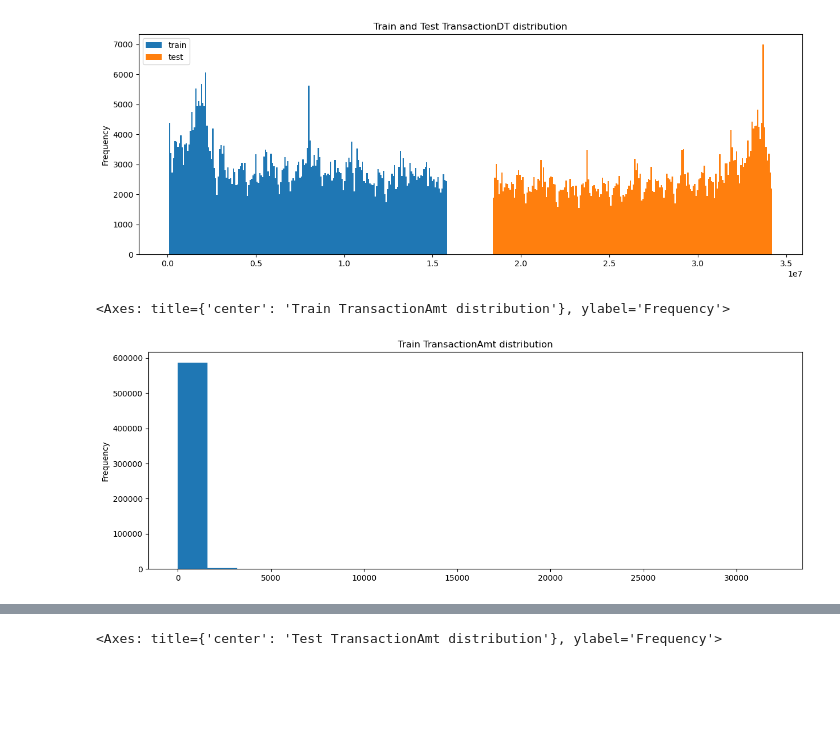
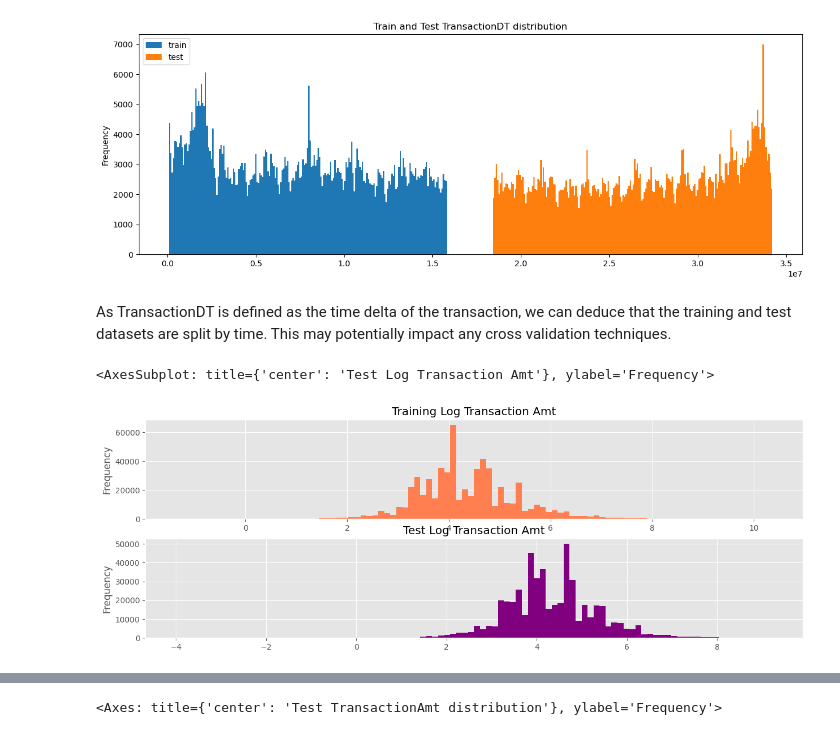
Before and after one commit to lulucopter/dsa4263-fraud-detection, a Jupyter notebook: DSA4263 Project.ipynb, the cells around one changed output, grey strips where cells are left out. Drawn from its saved outputs; the diff is of its cells as text; code cells hidden in the pictures; blank space fills up the shorter version.

```diff
--- a/DSA4263 Project.ipynb
+++ b/DSA4263 Project.ipynb
@@ -143,8 +171,29 @@ plt.legend()
 plt.show()
 # %% [output]
 [figure]
-# %%
-train_transaction['TransactionAmt'].plot(kind='hist', figsize=(15, 5), label='train', bins=20, title='Train TransactionAmt distribution')
-# %% [output]
-<Axes: title={'center': 'Train TransactionAmt distribution'}, ylabel='Frequency'>
-[figure, removed]
+# %% [markdown]
+As TransactionDT is defined as the time delta of the transaction, we can deduce that the training and test datasets are split by time. This may potentially impact any cross validation techniques.
+# %%
+fig, ((ax1, ax2)) = plt.subplots(2, 1, figsize=(15, 6))
+train_transaction['TransactionAmt']\
+    .apply(np.log)\
+        .plot(kind='hist',
+              figsize=(15, 5),
+              label='train',
+              bins=100,
+              title='Training Log Transaction Amt',
+              color='coral',
+              ax=ax1)
+
+test_transaction['TransactionAmt']\
+    .apply(np.log)\
+        .plot(kind='hist',
+              figsize=(15, 5),
+              label='train',
+              bins=100,
+              title='Test Log Transaction Amt',
+              color='purple',
+              ax=ax2)
+# %% [output]
+<AxesSubplot: title={'center': 'Test Log Transaction Amt'}, ylabel='Frequency'>
+[figure, added]
```
Also changed, not shown: parts of 22 cells of this notebook.
